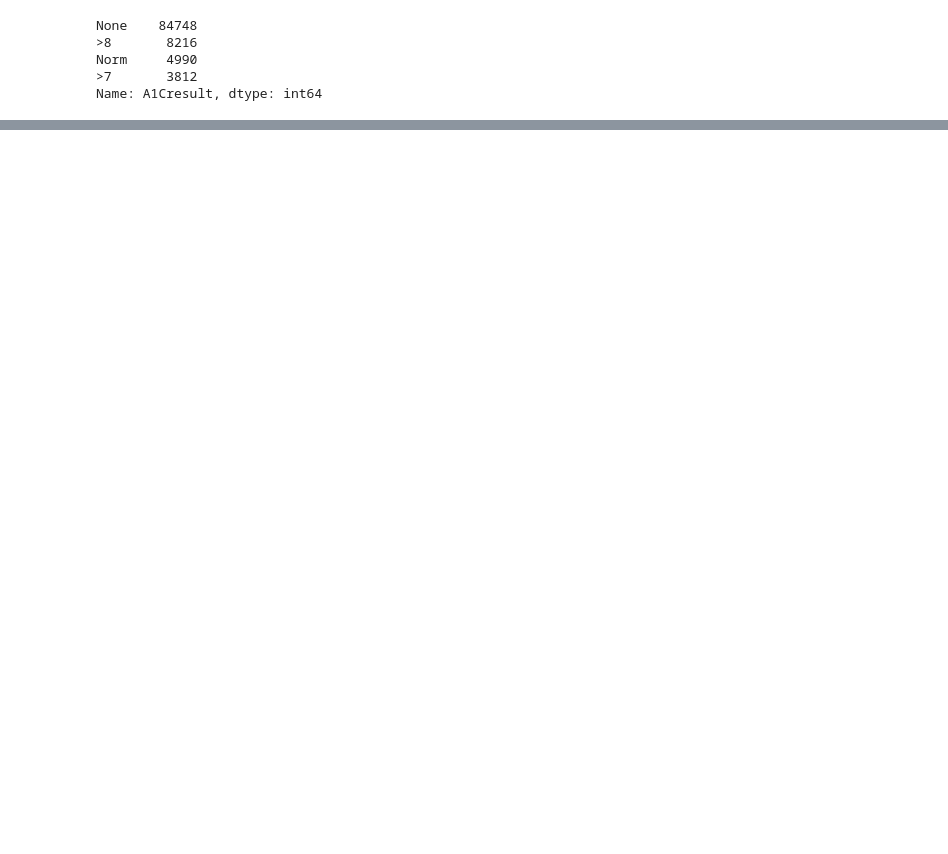
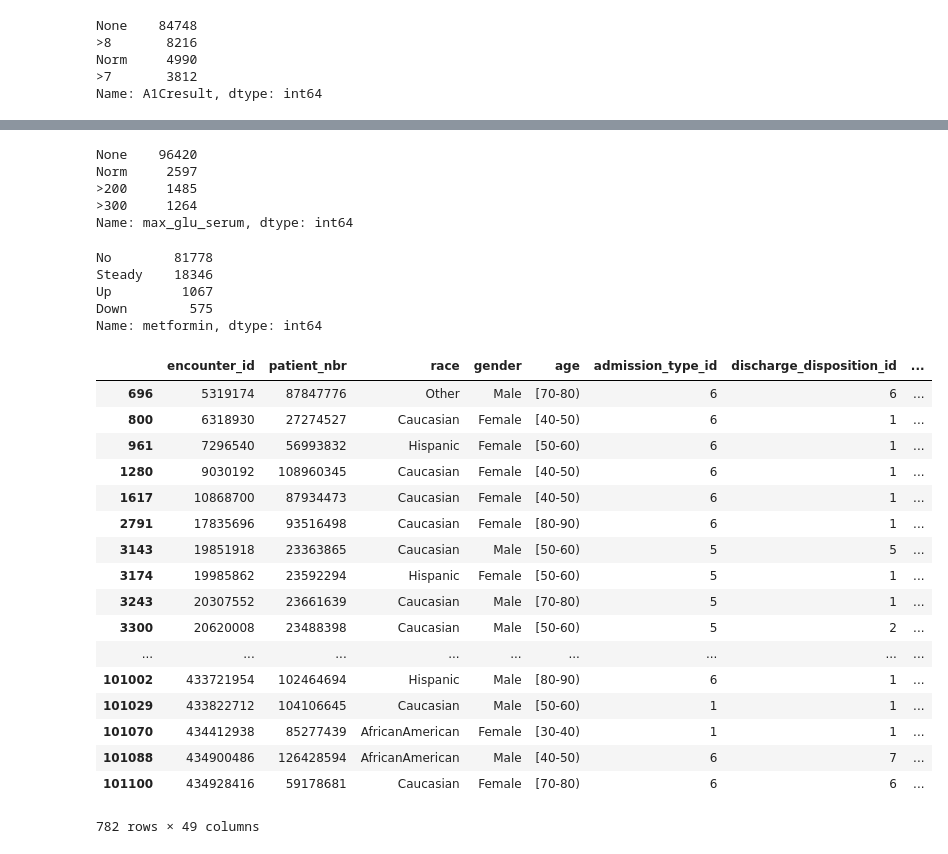
Before and after one commit to johnpharmd/LS-DS-Unit-1-Project, a Jupyter notebook: LS_DS_Project_1.ipynb, the cells around one changed output, grey strips where cells are left out. Drawn from its saved outputs; the diff is of its cells as text; code cells hidden in the pictures; blank space fills up the shorter version.

```diff
--- a/LS_DS_Project_1.ipynb
+++ b/LS_DS_Project_1.ipynb
@@ -161,0 +136,3 @@ Name: diag_1, Length: 717, dtype: int64
+# %%
+# Drop 'weight' from df, given that ~96.9% of observations have '?'
+df = df.drop('weight', axis=1)
@@ -161,0 +149,3 @@ Name: diag_1, Length: 717, dtype: int64
+# %%
+# 'Citoglipton' does not appear to be a valid generic drug name for Januvia
+df = df.rename(columns={'citoglipton': 'sitagliptin'})
@@ -161,0 +189,37 @@ Name: diag_1, Length: 717, dtype: int64
+# %%
+df.max_glu_serum.value_counts()
+# %% [output]
+None    96420
+Norm     2597
+>200     1485
+>300     1264
+Name: max_glu_serum, dtype: int64
+# %%
+df.metformin.value_counts()
+# %% [output]
+No        81778
+Steady    18346
+Up         1067
+Down        575
+Name: metformin, dtype: int64
+# %%
+df.loc[(df.max_glu_serum != 'None') & (df.metformin != 'No')]
+# %% [output]
+|  | encounter_id | patient_nbr | race | gender | age | admission_type_id | discharge_disposition_id | ... |
+| 696 | 5319174 | 87847776 | Other | Male | [70-80) | 6 | 6 | ... |
+| 800 | 6318930 | 27274527 | Caucasian | Female | [40-50) | 6 | 1 | ... |
+| 961 | 7296540 | 56993832 | Hispanic | Female | [50-60) | 6 | 1 | ... |
+| 1280 | 9030192 | 108960345 | Caucasian | Female | [40-50) | 6 | 1 | ... |
+| 1617 | 10868700 | 87934473 | Caucasian | Female | [40-50) | 6 | 1 | ... |
+| 2791 | 17835696 | 93516498 | Caucasian | Female | [80-90) | 6 | 1 | ... |
+| 3143 | 19851918 | 23363865 | Caucasian | Male | [50-60) | 5 | 5 | ... |
+| 3174 | 19985862 | 23592294 | Hispanic | Female | [50-60) | 5 | 1 | ... |
+| 3243 | 20307552 | 23661639 | Caucasian | Male | [70-80) | 5 | 1 | ... |
+| 3300 | 20620008 | 23488398 | Caucasian | Male | [50-60) | 5 | 2 | ... |
+| ... | ... | ... | ... | ... | ... | ... | ... | ... |
+| 101002 | 433721954 | 102464694 | Hispanic | Male | [80-90) | 6 | 1 | ... |
+| 101029 | 433822712 | 104106645 | Caucasian | Male | [50-60) | 1 | 1 | ... |
+| 101070 | 434412938 | 85277439 | AfricanAmerican | Female | [30-40) | 1 | 1 | ... |
+| 101088 | 434900486 | 126428594 | AfricanAmerican | Male | [40-50) | 6 | 7 | ... |
+| 101100 | 434928416 | 59178681 | Caucasian | Female | [70-80) | 6 | 6 | ... |
+782 rows × 49 columns
```
Also changed, not shown: parts of 14 cells of this notebook.
